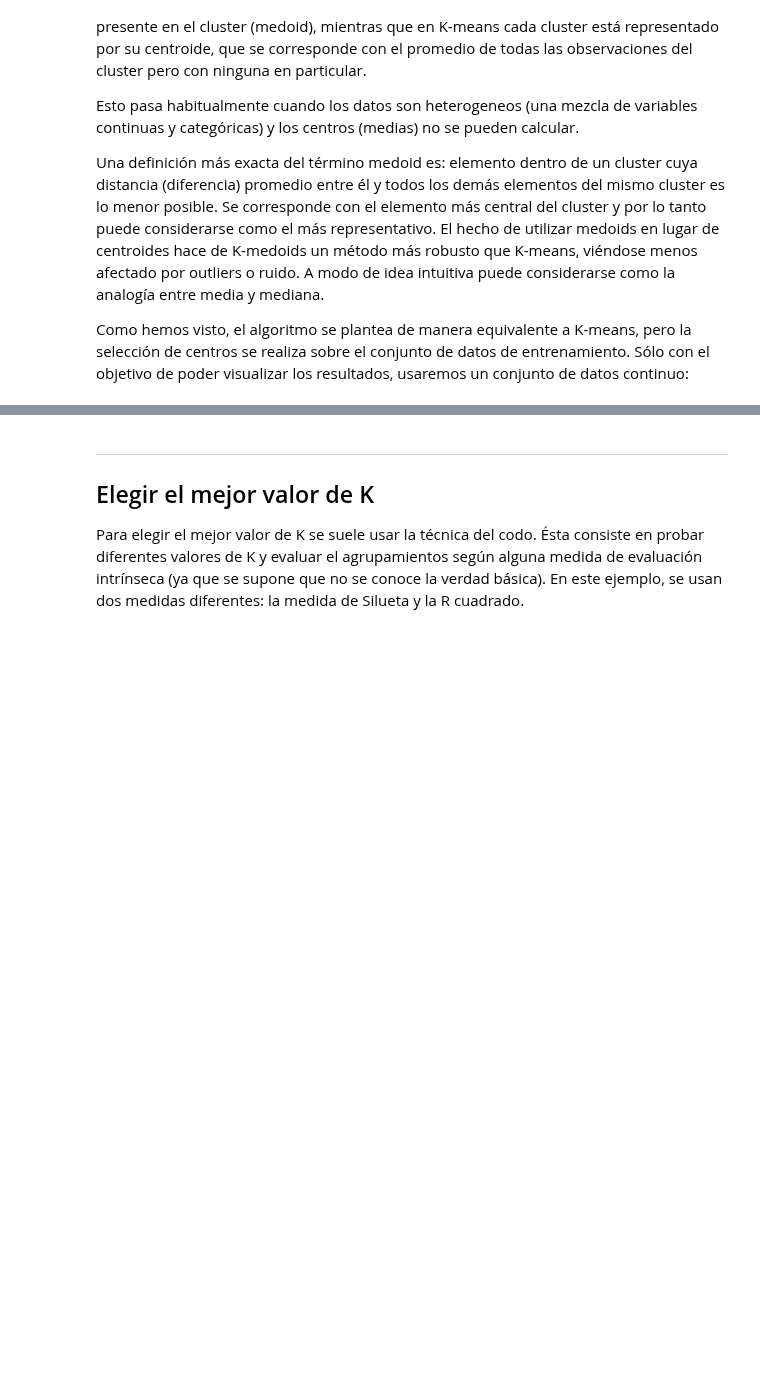
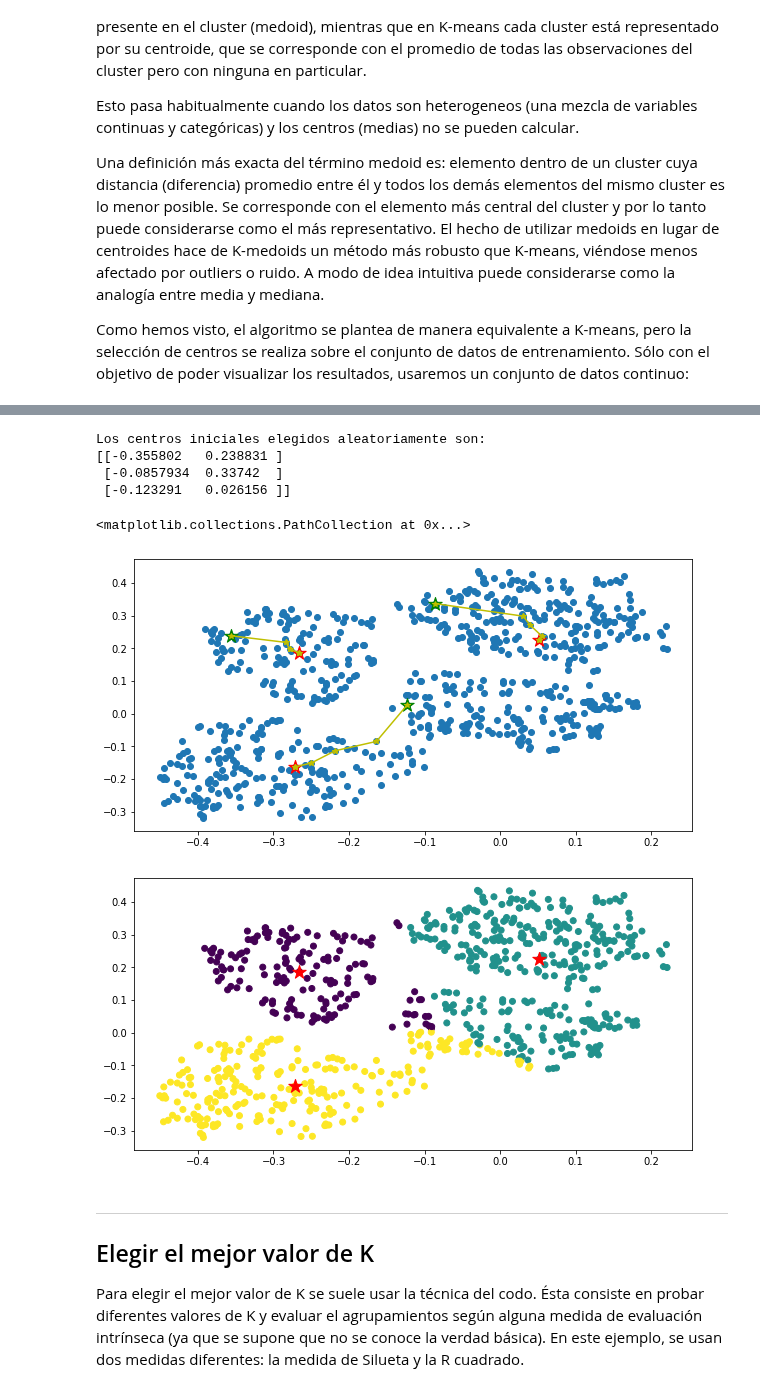
Before and after one commit to GZabalaG/AIMaster, a Jupyter notebook: Not_Supervised/N1_1_Métodos_de_clustering_basados_en_particiones.ipynb, the cells around one changed output, grey strips where cells are left out. Drawn from its saved outputs; the diff is of its cells as text; code cells hidden in the pictures; blank space fills up the shorter version.

```diff
--- a/Not_Supervised/N1_1_Métodos_de_clustering_basados_en_particiones.ipynb
+++ b/Not_Supervised/N1_1_Métodos_de_clustering_basados_en_particiones.ipynb
@@ -310,7 +353,7 @@ while iterando:
         # distancia_euclidiana_grupo.
 
         # P3
-        distancia_punto_a_centros = ## P3. Tu código aquí ##
+        distancia_punto_a_centros = distancia_euclidiana_grupo(Dx[i], cDx)
 
         # Una vez calculada la distancia, necesitamos averiguar el índice de
         # la distancia mínima. Para ello, podemos usar la función argmin de numpy.
@@ -330,35 +373,43 @@ while iterando:
         # Luego calculamos las distancias entre cada uno de los elementos de `Dx`
         # que nuestra predicción dice que pertenecen al custer `k` y los demás.
         # Para ello, podemos usar la variable `indices_elementos_k` calculada
         # anteriormente para seleccionar los índices de `Dx` pertenecientes a `k`.
 
         # P4
-        mat = ## P4. Tu código aquí ##
+        mat = matriz_distancias(Dx[indices_elementos_k, :], distancia_euclidiana)
 
         # Ahora buscamos el elemento con menor distancia dentro del
         # cluster `k` y nos quedamos con su índice (usando np.argmin, que busca
         # el mínimo de un vector y nos devuelve su índice).
 
         # P5
-        ic = ## P5. Tu código aquí ##
+        ic = np.where(Dyp==k)[0][np.argmin(np.sum(mat,axis=1))]
 
         # Asignamos como centro del cluster al elemento del cluster que ofrece
         # la menor distancia con respecto a todos los demás
         cDx[k,:] = Dx[ic,:]
 
     # Se muestra el desplazamiento de los centroides
     for k in np.arange(K):
         ax.plot( [cDx_ant[k,0], cDx[k,0]],[cDx_ant[k,1], cDx[k,1]], linestyle='-', marker='*', c='y')
 
     iterando = (np.absolute(np.sum(cDx-cDx_ant)) > 0.00001)
 
 # Se muestran los centroides finales
 ax.scatter(cDx[:,0],cDx[:,1], marker='*', s=200, c='r')
 
 # Ver asignaciones finales
 fig, ax = plt.subplots(figsize=(10,5))
 ax.scatter(Dx[:,0],Dx[:,1], c=Dyp)
 ax.scatter(cDx[:,0],cDx[:,1], marker='*', s=200, c='r')
+# %% [output]
+Los centros iniciales elegidos aleatoriamente son:
+[[-0.355802   0.238831 ]
+ [-0.0857934  0.33742  ]
+ [-0.123291   0.026156 ]]
+<matplotlib.collections.PathCollection at 0x...>
+[figure, added]
+[figure, added]
 # %% [markdown]
 <hr>
 <h2>Elegir el mejor valor de K</h2>
```
Also changed, not shown: parts of 13 cells of this notebook.
